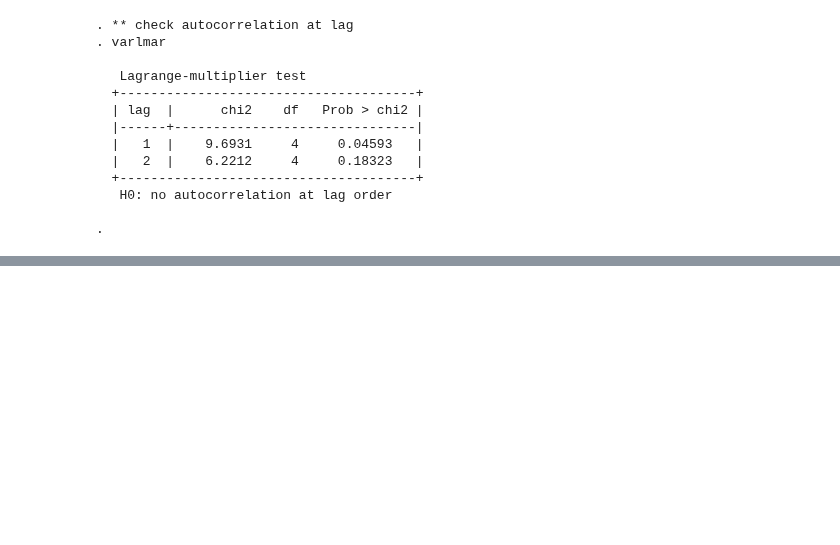
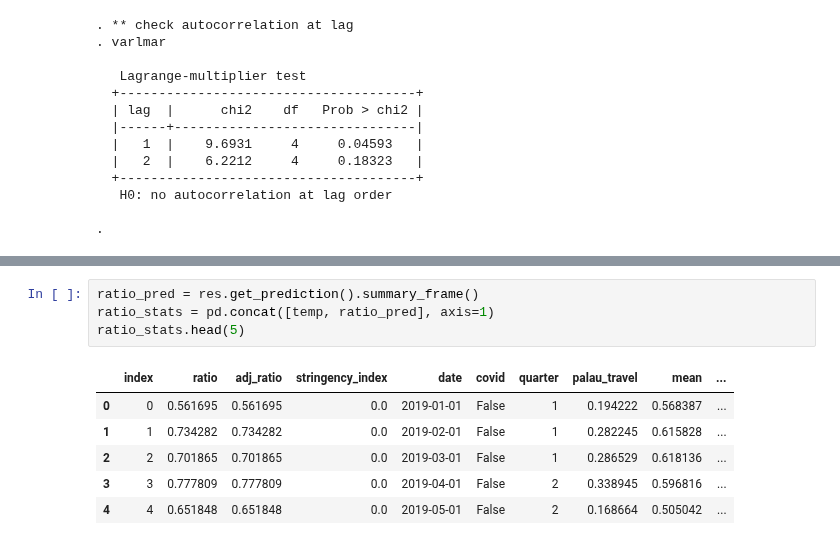
Before and after one commit to worldbank/pacific-observatory, a Jupyter notebook: docs/tourism/palau_mtsa.ipynb, the cells around one changed output, grey strips where cells are left out. Drawn from its saved outputs; the diff is of its cells as text; blank space fills up the shorter version.

```diff
--- a/docs/tourism/palau_mtsa.ipynb
+++ b/docs/tourism/palau_mtsa.ipynb
@@ -302,0 +429,11 @@ varlmar
+# %%
+ratio_pred = res.get_prediction().summary_frame()
+ratio_stats = pd.concat([temp, ratio_pred], axis=1)
+ratio_stats.head(5)
+# %% [output]
+|  | index | ratio | adj_ratio | stringency_index | date | covid | quarter | palau_travel | mean | ... |
+| 0 | 0 | 0.561695 | 0.561695 | 0.0 | 2019-01-01 | False | 1 | 0.194222 | 0.568387 | ... |
+| 1 | 1 | 0.734282 | 0.734282 | 0.0 | 2019-02-01 | False | 1 | 0.282245 | 0.615828 | ... |
+| 2 | 2 | 0.701865 | 0.701865 | 0.0 | 2019-03-01 | False | 1 | 0.286529 | 0.618136 | ... |
+| 3 | 3 | 0.777809 | 0.777809 | 0.0 | 2019-04-01 | False | 2 | 0.338945 | 0.596816 | ... |
+| 4 | 4 | 0.651848 | 0.651848 | 0.0 | 2019-05-01 | False | 2 | 0.168664 | 0.505042 | ... |
```
Also changed, not shown: parts of 14 cells of this notebook, 3 other files.
